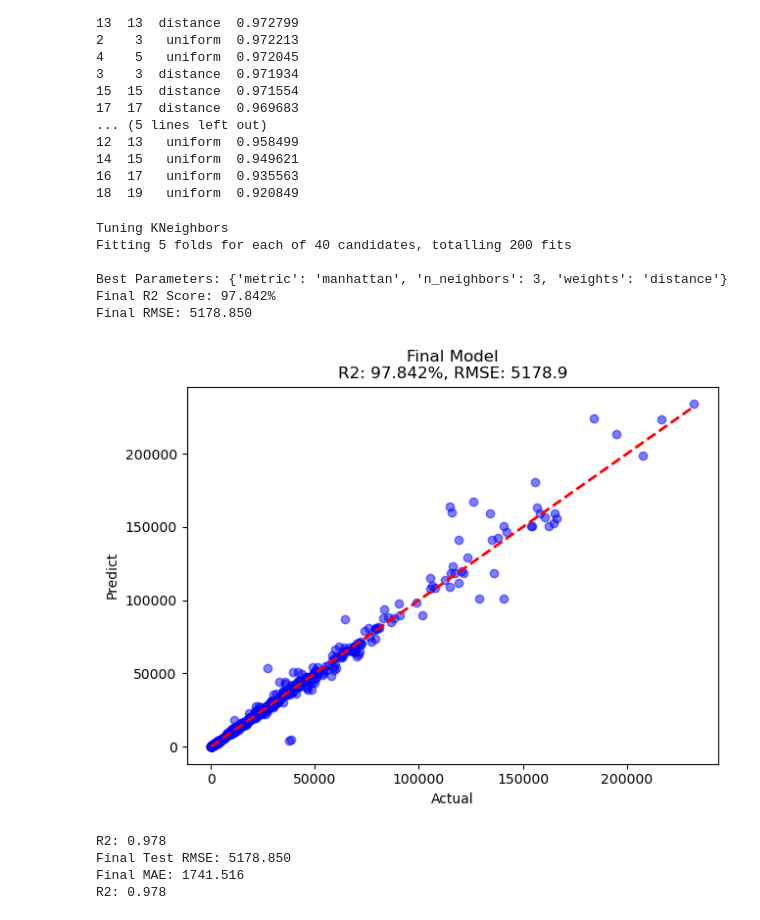
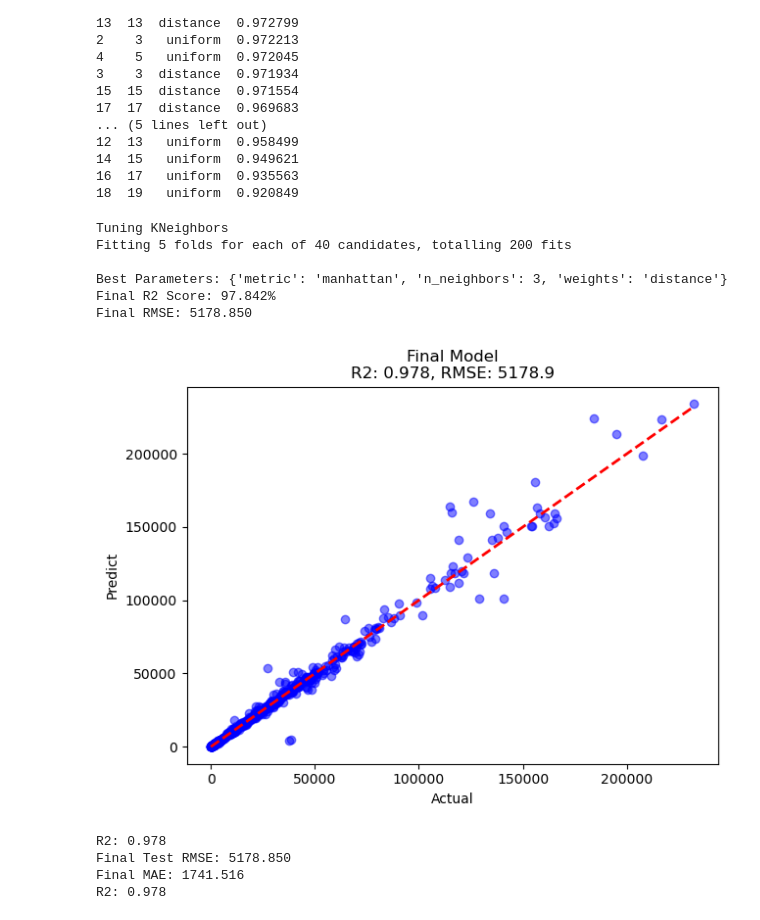
Before and after one commit to alvin0401lo/Energy_consumption_prediction_using_Machine_Learning, a Jupyter notebook: testing.ipynb, the cells around one changed output. Saved outputs shown, nothing was run; the diff lists cells and outputs as text; code cells hidden in the pictures.

```diff
--- a/testing.ipynb
+++ b/testing.ipynb
@@ -301,9 +301,9 @@ print(result_sort)
 3     mms   mpr -0.417641
 # %%
 #MinMaxScaler choose as the scaler
-scl= MinMaxScaler()
-Xs_train= scl.fit_transform(X_train)
-Xs_test= scl.transform(X_test)
+scl1= MinMaxScaler()
+Xs_train= scl1.fit_transform(X_train)
+Xs_test= scl1.transform(X_test)
 # %%
 #Using the result from scaler
 #redo again the model training
@@ -407,35 +407,35 @@ knn_pg= { 'n_neighbors': list(range(1,11)),
 grid_knn_pghp= GridSearchCV(estimator=KNeighborsRegressor(),
                           param_grid=knn_pg,
                           cv=kf, scoring='r2',n_jobs=-1, verbose=1)
 print("Tuning KNeighbors")
 grid_knn_pghp.fit(Xs_train, y_train)
 
 best_knn= grid_knn_pghp.best_estimator_
 y_pred= best_knn.predict(Xs_test)
 
 fr2= r2_score(y_test, y_pred)
 frmse= np.sqrt(mean_squared_error(y_test, y_pred))
 
 print(f"\nBest Parameters: {grid_knn_pghp.best_params_}")
 print(f"Final R2 Score: {fr2:.3%}")
 print(f"Final RMSE: {frmse:.3f}")
 
 #draw graph
 plt.figure(figsize=(7, 5))
 plt.scatter(y_test, y_pred, color='blue', alpha=0.5)
 plt.plot([y_test.min(), y_test.max()], [y_test.min(), y_test.max()], 'r--', lw=2)
-plt.title(f'Final Model\nR2: {fr2:.3%}, RMSE: {frmse:.1f}')
+plt.title(f'Final Model\nR2: {fr2:.3f}, RMSE: {frmse:.1f}')
 plt.xlabel('Actual')
 plt.ylabel('Predict')
 plt.show()
 # %% [output]
 Tuning KNeighbors
 Fitting 5 folds for each of 40 candidates, totalling 200 fits
 
 Best Parameters: {'metric': 'manhattan', 'n_neighbors': 3, 'weights': 'distance'}
 Final R2 Score: 97.842%
 Final RMSE: 5178.850
-[figure, old version]
+[figure, new version]
 # %%
 #final model test
 y_pred= grid_knn_pghp.predict(Xs_test)
```
Also changed, not shown: parts of 1 cell of this notebook.
